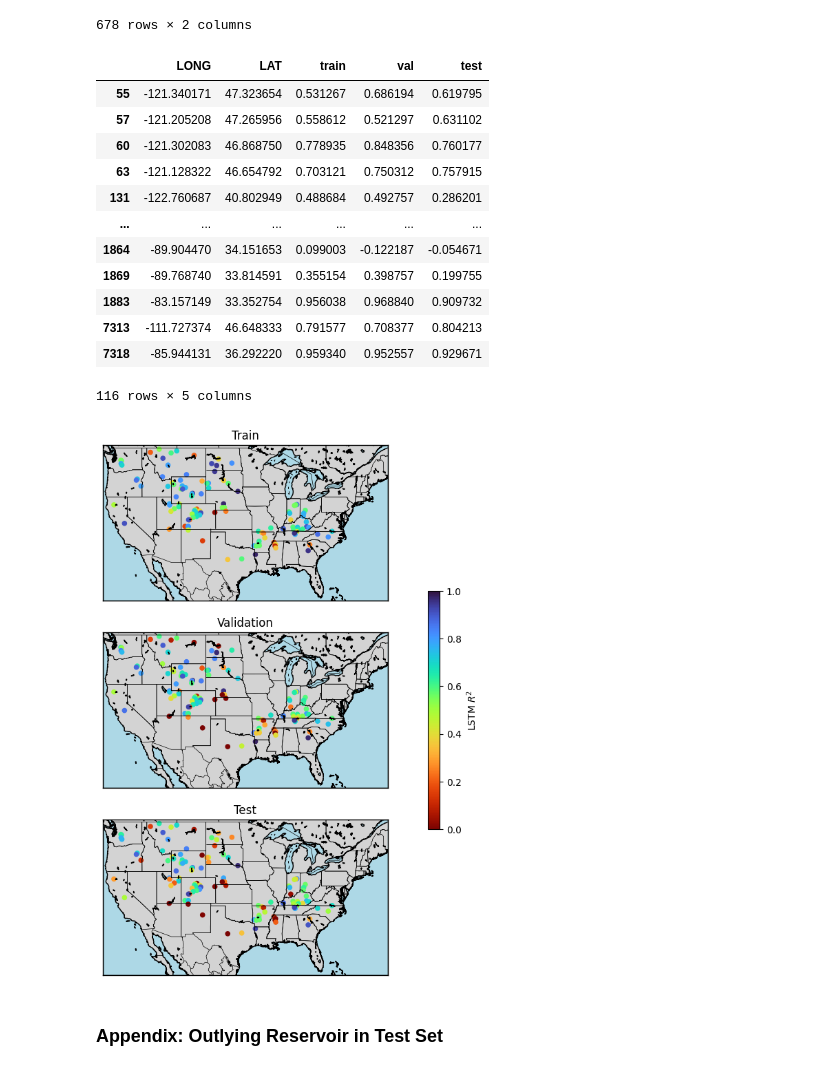
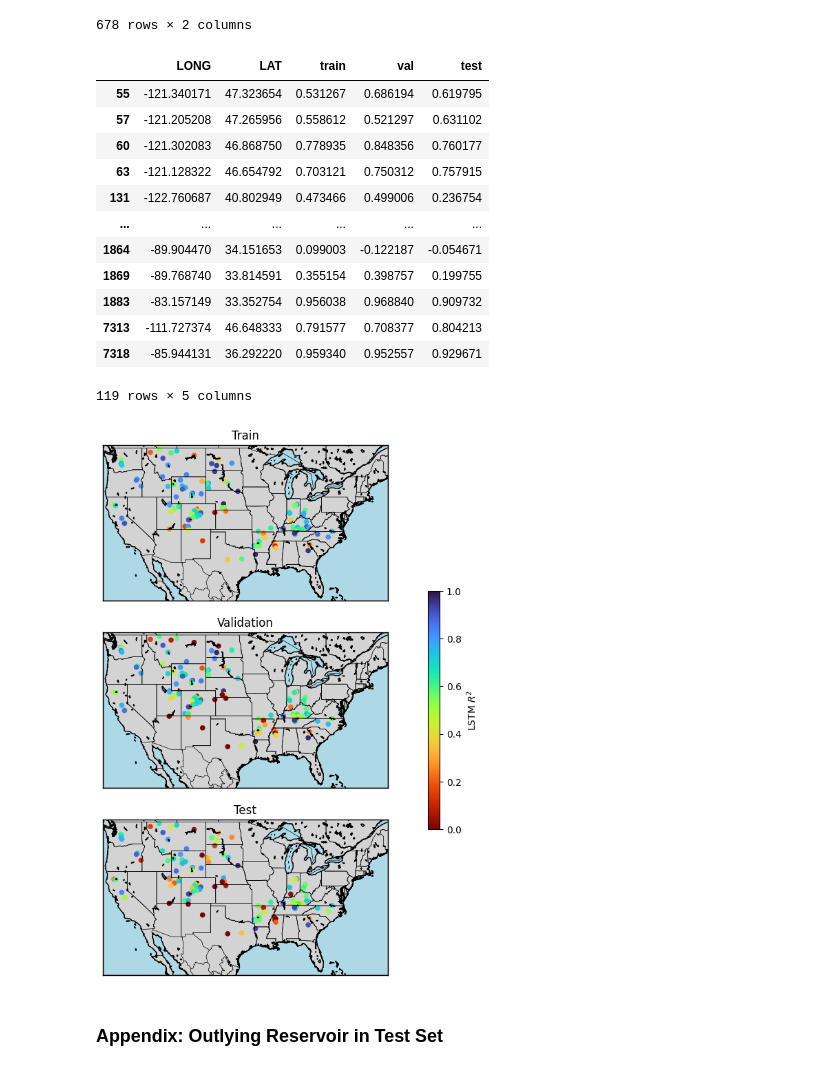
Before and after one commit to Matt2371/DL-reservoir-modeling, a Jupyter notebook: experiments/10c_resops_evaluate.ipynb, the cells around one changed output. Saved outputs shown, nothing was run; the diff lists cells and outputs as text; code cells hidden in the pictures.

```diff
--- a/experiments/10c_resops_evaluate.ipynb
+++ b/experiments/10c_resops_evaluate.ipynb
@@ -323,22 +534,22 @@ coords_all
 678 rows × 2 columns
 # %%
 # Join with LSTM performance dataframe
-coords_all = coords_all.join(other=r2_scores_df, how='inner')
+coords_all = coords_all.join(other=df_result[['train', 'val', 'test']], how='inner')
 coords_all
 # %% [output]
 |  | LONG | LAT | train | val | test |
 | 55 | -121.340171 | 47.323654 | 0.531267 | 0.686194 | 0.619795 |
 | 57 | -121.205208 | 47.265956 | 0.558612 | 0.521297 | 0.631102 |
 | 60 | -121.302083 | 46.868750 | 0.778935 | 0.848356 | 0.760177 |
 | 63 | -121.128322 | 46.654792 | 0.703121 | 0.750312 | 0.757915 |
-| 131 | -122.760687 | 40.802949 | 0.488684 | 0.492757 | 0.286201 |
+| 131 | -122.760687 | 40.802949 | 0.473466 | 0.499006 | 0.236754 |
 | ... | ... | ... | ... | ... | ... |
 | 1864 | -89.904470 | 34.151653 | 0.099003 | -0.122187 | -0.054671 |
 | 1869 | -89.768740 | 33.814591 | 0.355154 | 0.398757 | 0.199755 |
 | 1883 | -83.157149 | 33.352754 | 0.956038 | 0.968840 | 0.909732 |
 | 7313 | -111.727374 | 46.648333 | 0.791577 | 0.708377 | 0.804213 |
 | 7318 | -85.944131 | 36.292220 | 0.959340 | 0.952557 | 0.929671 |
-116 rows × 5 columns
+119 rows × 5 columns
 # %%
 # Set up map
 fig, axes = plt.subplots(nrows=3, figsize=(15, 10))
@@ -389,7 +600,7 @@ plt.colorbar(sc_train, ax=[axes[0], axes[1], axes[2]],
 # Show the plot
 plt.show()
 # %% [output]
-[figure, old version]
+[figure, new version]
 # %% [markdown]
 ### Appendix: Outlying Reservoir in Test Set
 # %%
```
Also changed, not shown: parts of 5 cells of this notebook.
